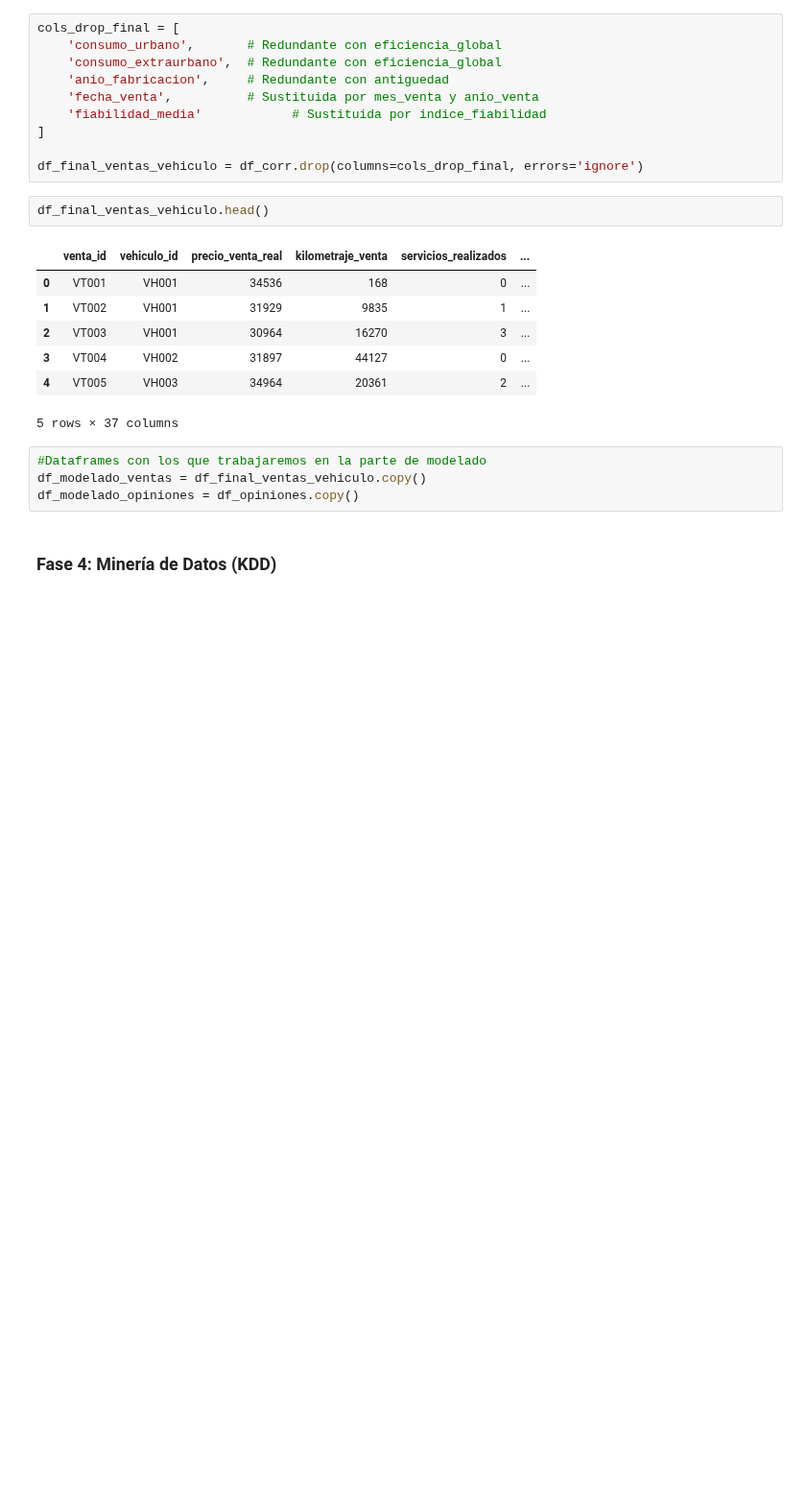
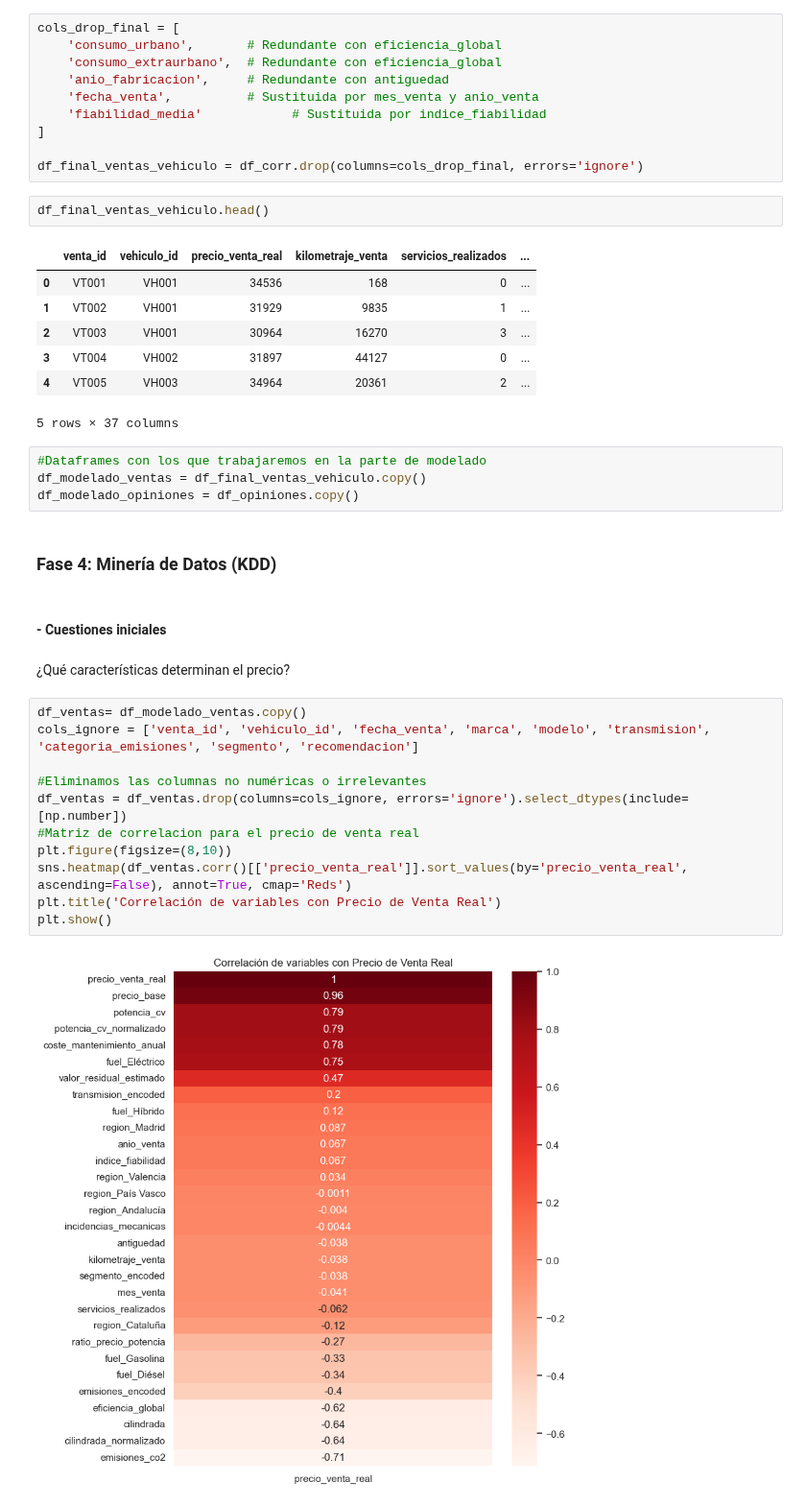
Before and after one commit to ccp0897/Sistema_Analisis_Mercado_Automocion, a Jupyter notebook: sistemaAnalisisAutomocion.ipynb, the cells around one changed output. Shown at 96% size. Cells and saved outputs as stored; diff of their text form; blank space fills up the shorter version.

```diff
--- a/sistemaAnalisisAutomocion.ipynb
+++ b/sistemaAnalisisAutomocion.ipynb
@@ -812,3 +812,20 @@ df_modelado_ventas = df_final_ventas_vehiculo.copy()
 df_modelado_opiniones = df_opiniones.copy()
 # %% [markdown]
 ### Fase 4: Minería de Datos (KDD)
+# %% [markdown]
+#### - Cuestiones iniciales
+# %% [markdown]
+¿Qué características determinan el precio?
+# %%
+df_ventas= df_modelado_ventas.copy()
+cols_ignore = ['venta_id', 'vehiculo_id', 'fecha_venta', 'marca', 'modelo', 'transmision', 'categoria_emisiones', 'segmento', 'recomendacion']
+
+#Eliminamos las columnas no numéricas o irrelevantes
+df_ventas = df_ventas.drop(columns=cols_ignore, errors='ignore').select_dtypes(include=[np.number])
+#Matriz de correlacion para el precio de venta real
+plt.figure(figsize=(8,10))
+sns.heatmap(df_ventas.corr()[['precio_venta_real']].sort_values(by='precio_venta_real', ascending=False), annot=True, cmap='Reds')
+plt.title('Correlación de variables con Precio de Venta Real')
+plt.show()
+# %% [output]
+[figure, added]
```
Also changed, not shown: parts of 28 cells of this notebook, 1 other file.
